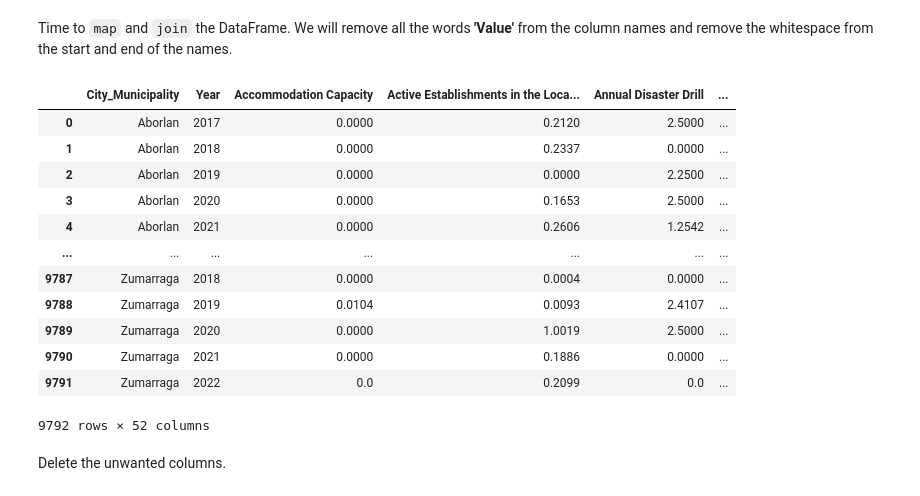
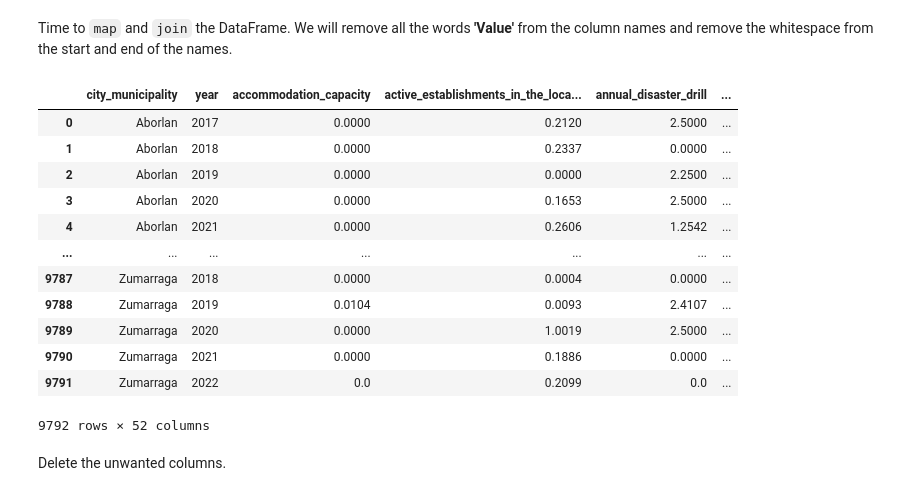
Before and after one commit to OmdenaAI/philippines-chapter-urban-vunerability, a Jupyter notebook: src/tasks/task-1-data-collection/merge_city_data.ipynb, the cells around one changed output. Cells and saved outputs as stored; diff of their text form; code cells hidden in the pictures.

```diff
--- a/src/tasks/task-1-data-collection/merge_city_data.ipynb
+++ b/src/tasks/task-1-data-collection/merge_city_data.ipynb
@@ -341,11 +341,14 @@ Time to `map` and `join` the DataFrame. We will remove all the words **'Value'**
 # %%
 df2.columns = df2.columns.map(' '.join)
 df2.columns = df2.columns.str.replace(r'Value', '')
 df2.columns = df2.columns.str.lstrip()
 df2.columns = df2.columns.str.rstrip()
+df2.columns = df2.columns.str.lower()
+df2.columns = df2.columns.str.replace(' ', '_')
+
 df2
 # %% [output]
-|  | City_Municipality | Year | Accommodation Capacity | Active Establishments in the Loca... | Annual Disaster Drill | ... |
+|  | city_municipality | year | accommodation_capacity | active_establishments_in_the_loca... | annual_disaster_drill | ... |
 | 0 | Aborlan | 2017 | 0.0000 | 0.2120 | 2.5000 | ... |
 | 1 | Aborlan | 2018 | 0.0000 | 0.2337 | 0.0000 | ... |
 | 2 | Aborlan | 2019 | 0.0000 | 0.0000 | 2.2500 | ... |
```
Also changed, not shown: parts of 4 cells of this notebook, 4 other files.
